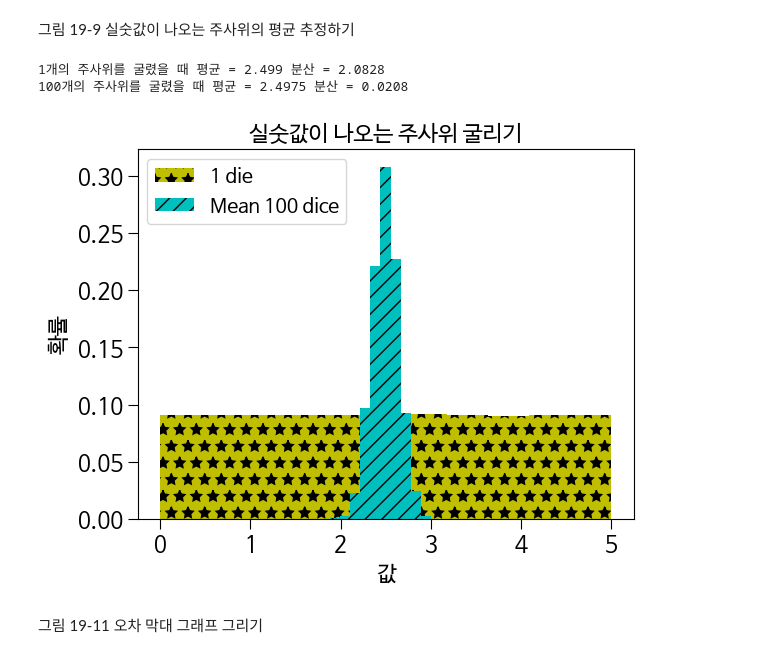
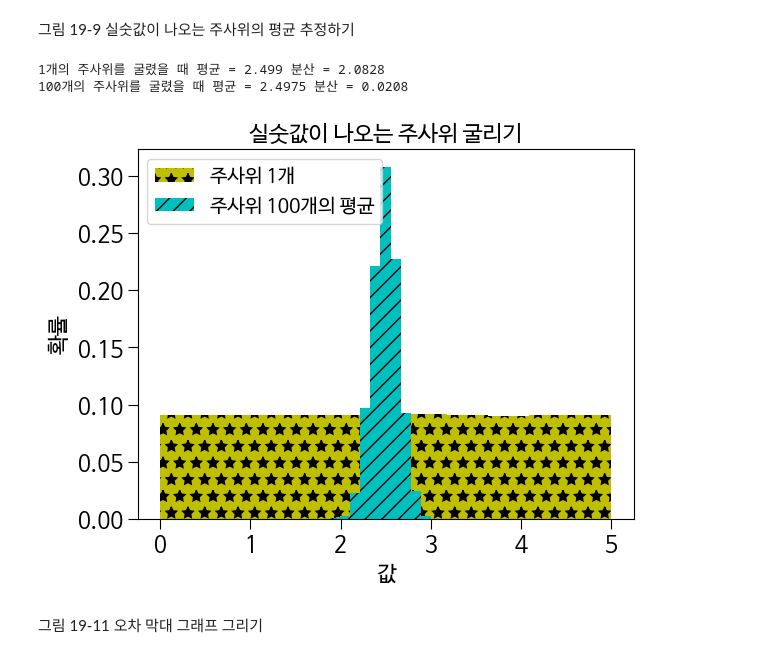
Before and after one commit to rickiepark/python4daml, a Jupyter notebook: 19장.ipynb, the cells around one changed output. Cells and saved outputs as stored; diff of their text form; code cells hidden in the pictures.

```diff
--- a/19장.ipynb
+++ b/19장.ipynb
@@ -189,34 +189,34 @@ def variance(X):
 # %%
 def plot_means(num_dice_per_trial, num_dice_thrown, num_bins,
                legend, color, style):
     means = []
     num_trials = num_dice_thrown//num_dice_per_trial
     for i in range(num_trials):
         vals = 0
         for j in range(num_dice_per_trial):
             vals += 5*random.random()
         means.append(vals/num_dice_per_trial)
     plt.hist(means, num_bins, color = color, label = legend,
              weights = np.array(len(means)*[1])/len(means),
              hatch = style)
     return sum(means)/len(means), np.var(means)
 
-mean, var = plot_means(1, 1000000, 11, '1 die', 'y', '*')
+mean, var = plot_means(1, 1000000, 11, '주사위 1개', 'y', '*')
 print('1개의 주사위를 굴렸을 때 평균 =', round(mean,4),
       '분산 =', round(var,4))
 mean, var = plot_means(100, 1000000, 11,
-                       'Mean 100 dice', 'c', '//')
+                       '주사위 100개의 평균', 'c', '//')
 print('100개의 주사위를 굴렸을 때 평균 =', round(mean, 4),
       '분산 =', round(var, 4))
 plt.title('실숫값이 나오는 주사위 굴리기')
 plt.xlabel('값')
 plt.ylabel('확률')
 plt.legend(loc = 'upper left')
 plt.show()
 # %% [output]
 1개의 주사위를 굴렸을 때 평균 = 2.499 분산 = 2.0828
 100개의 주사위를 굴렸을 때 평균 = 2.4975 분산 = 0.0208
-[figure, old version]
+[figure, new version]
 # %% [markdown]
 그림 19-11 오차 막대 그래프 그리기
 # %%
```
Also changed, not shown: parts of 4 cells of this notebook.
